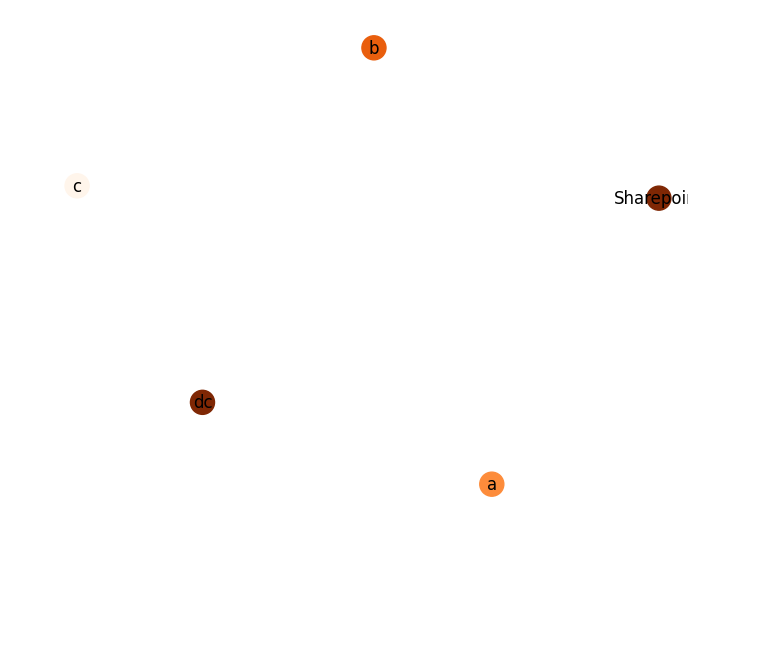
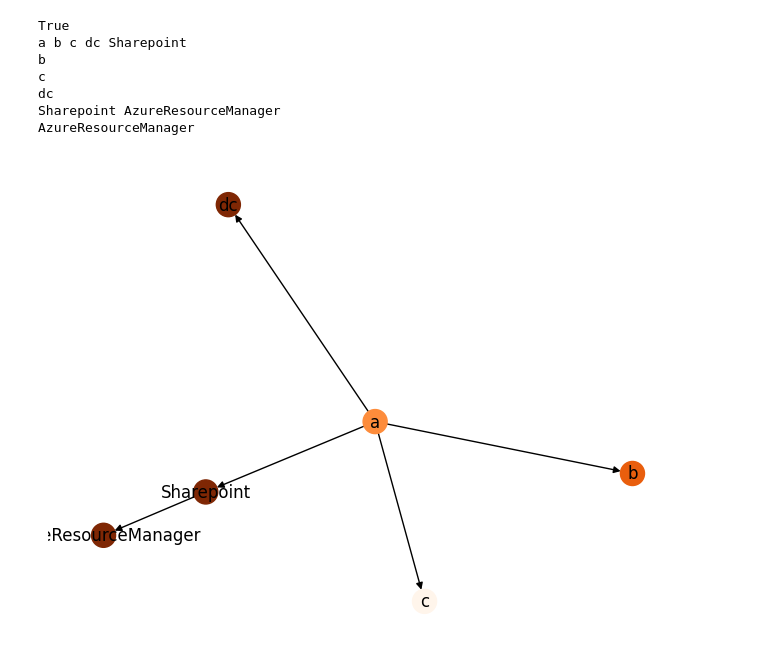
Before and after one commit to avendauz/CyberBattleSim, a Jupyter notebook: cyberbattle/simulation/vulnerability_graph_test.ipynb, the cells around one changed output. Drawn from its saved outputs; the diff is of its cells as text; code cells hidden in the pictures; blank space fills up the shorter version.

Commit message:
added actions.py defender functions for naive vulnerability edge add

```diff
--- a/cyberbattle/simulation/vulnerability_graph_test.ipynb
+++ b/cyberbattle/simulation/vulnerability_graph_test.ipynb
@@ -26,15 +28,34 @@ ENV.plot_environment_graph()
 # %%
 attacker = actions.AgentActions(ENV)
 defender = actions.DefenderAgentActions(ENV, attacker, 10)
-defender._environment.plot_environment_graph()
+# attacker.print_all_attacks()
+# print(attacker.list_vulnerabilities_in_target("a"))
 
-def build_edges(nodes: List[actions.DiscoveredNodeInfo]):
-    for n in [x for x in nodes if x["status"] == "owned"]:
-        try:
-            local_attacks = attacker.list_local_attacks(n["id"])
-            for attack in local_attacks:
-                if attacker.__process_outcome(model.VulnerabilityType.LOCAL, attack, n["id"],defender._environment.get_node(n["id"]), False, 0, True):
-                    attacker.__annotate_edge()
-        except:
+# def build_edges(nodes: List[actions.DiscoveredNodeInfo]):
+#     for n in [x for x in nodes if x["status"] == "owned"]:
+#         try:
+#             local_attacks = attacker.list_local_attacks(n["id"])
+#             for attack in local_attacks:
+#                 if attacker.__process_outcome(model.VulnerabilityType.LOCAL, attack, n["id"],defender._environment.get_node(n["id"]), False, 0, True):
+#                     attacker.__annotate_edge()
+#         except:
+# build_edges()
+
+for i, x in defender.get_vulnerable_nodes():
+    defender.identify_vulnerable_neighbour()
+# print(nx.adjacency_matrix(defender.get_vulnerability_graph()))
+def plot_environment_graph(network) -> None:
+        """Plot the full environment graph"""
+        nx.draw(network, with_labels=True, node_color=[n["data"].value for i, n in network.nodes.items()], cmap=plt.cm.Oranges)  # type:ignore
+plot_environment_graph(defender.get_vulnerability_graph())
+print(defender.get_vulnerability_graph().has_edge("Sharepoint", "AzureResourceManager"))
+print(nx.to_pandas_adjacency(defender.get_vulnerability_graph()))
 # %% [output]
+True
+a b c dc Sharepoint
+b
+c
+dc
+Sharepoint AzureResourceManager
+AzureResourceManager
-[figure, old version]
+[figure, new version]
```
Also changed, not shown: parts of 2 cells of this notebook, 8 other files.
